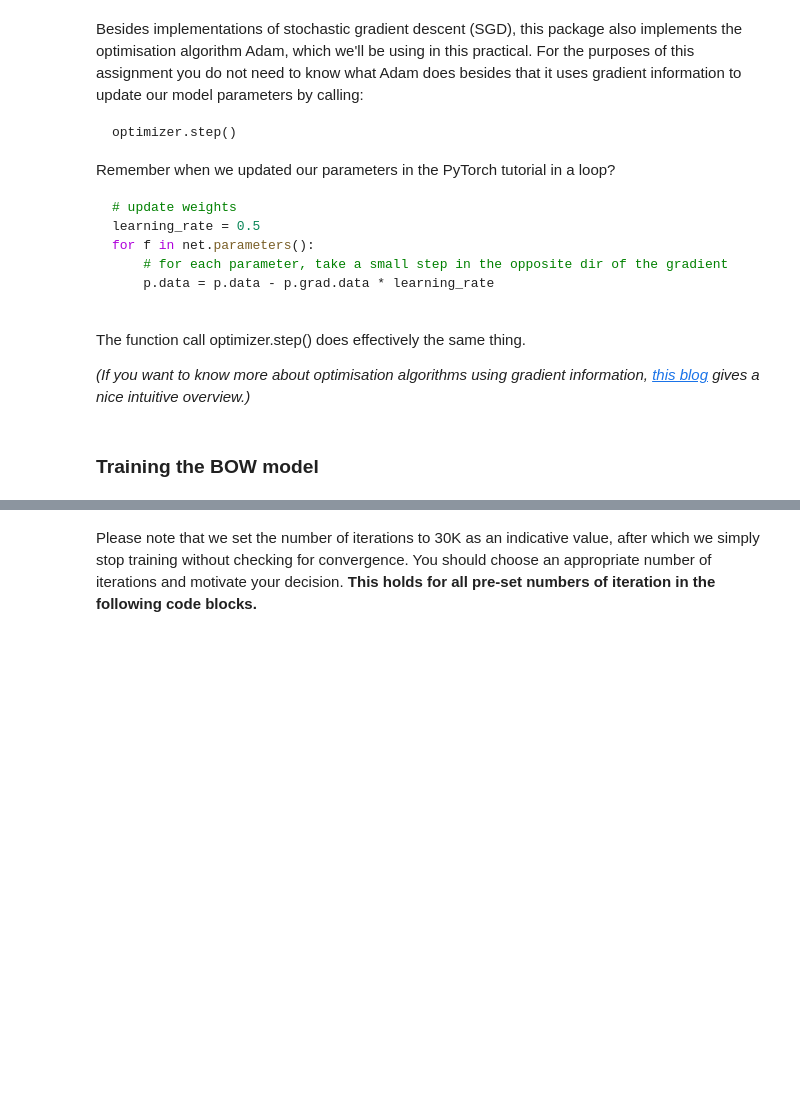
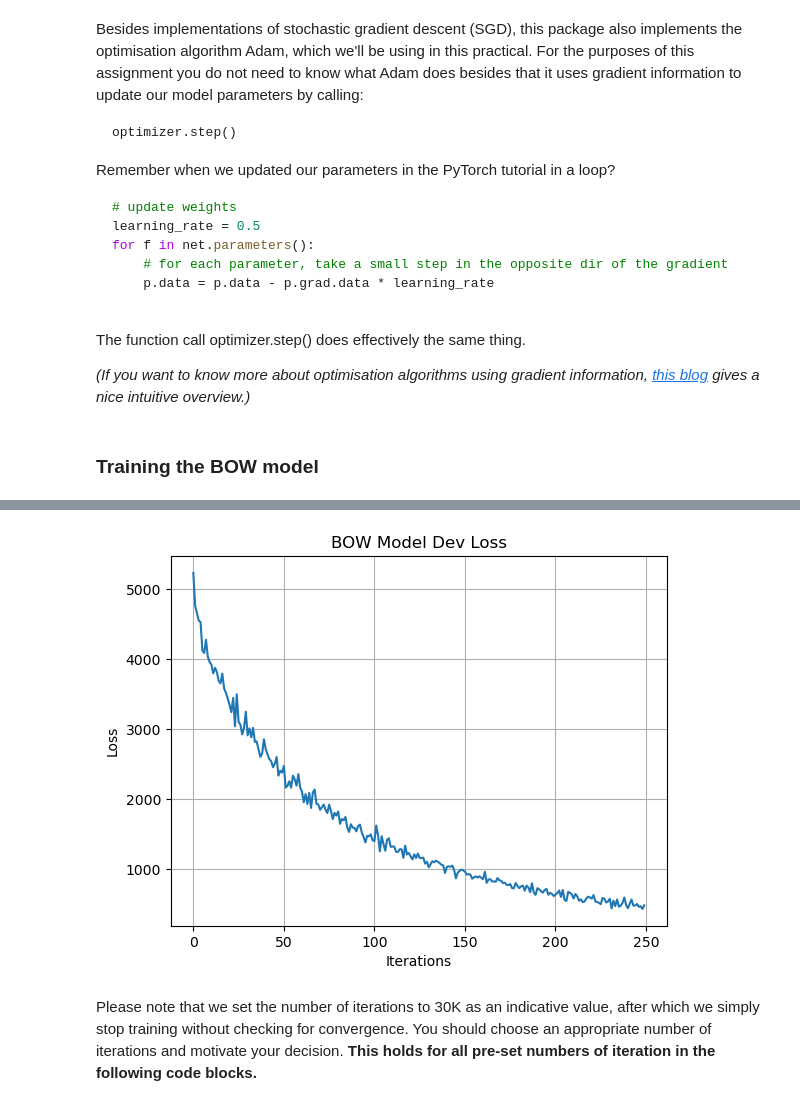
Before and after one commit to bpiyush/NLP1Labs, a Jupyter notebook: lab2/NLP1_2021_Practical_2_Piyush.ipynb, the cells around one changed output, grey strips where cells are left out. Cells and saved outputs as stored; diff of their text form; code cells hidden in the pictures; blank space fills up the shorter version.

```diff
--- a/lab2/NLP1_2021_Practical_2_Piyush.ipynb
+++ b/lab2/NLP1_2021_Practical_2_Piyush.ipynb
@@ -719,6 +778,14 @@ plt.plot(bow_accuracies)
 # %%
 # This will plot the training loss over time.
 plt.plot(bow_losses)
+
+plt.grid()
+plt.title("BOW Model Dev Loss")
+plt.xlabel("Iterations")
+plt.ylabel("Loss")
+plt.show()
+# %% [output]
+[figure, added]
 # %% [markdown]
 Please note that we set the number of iterations to 30K as an indicative value, after which we simply stop training without checking for convergence. You should choose an appropriate number of iterations and motivate your decision. **This holds for all pre-set numbers of iteration in the following code blocks.**
 # %% [markdown]
```
Also changed, not shown: parts of 46 cells of this notebook, 2 other files.
